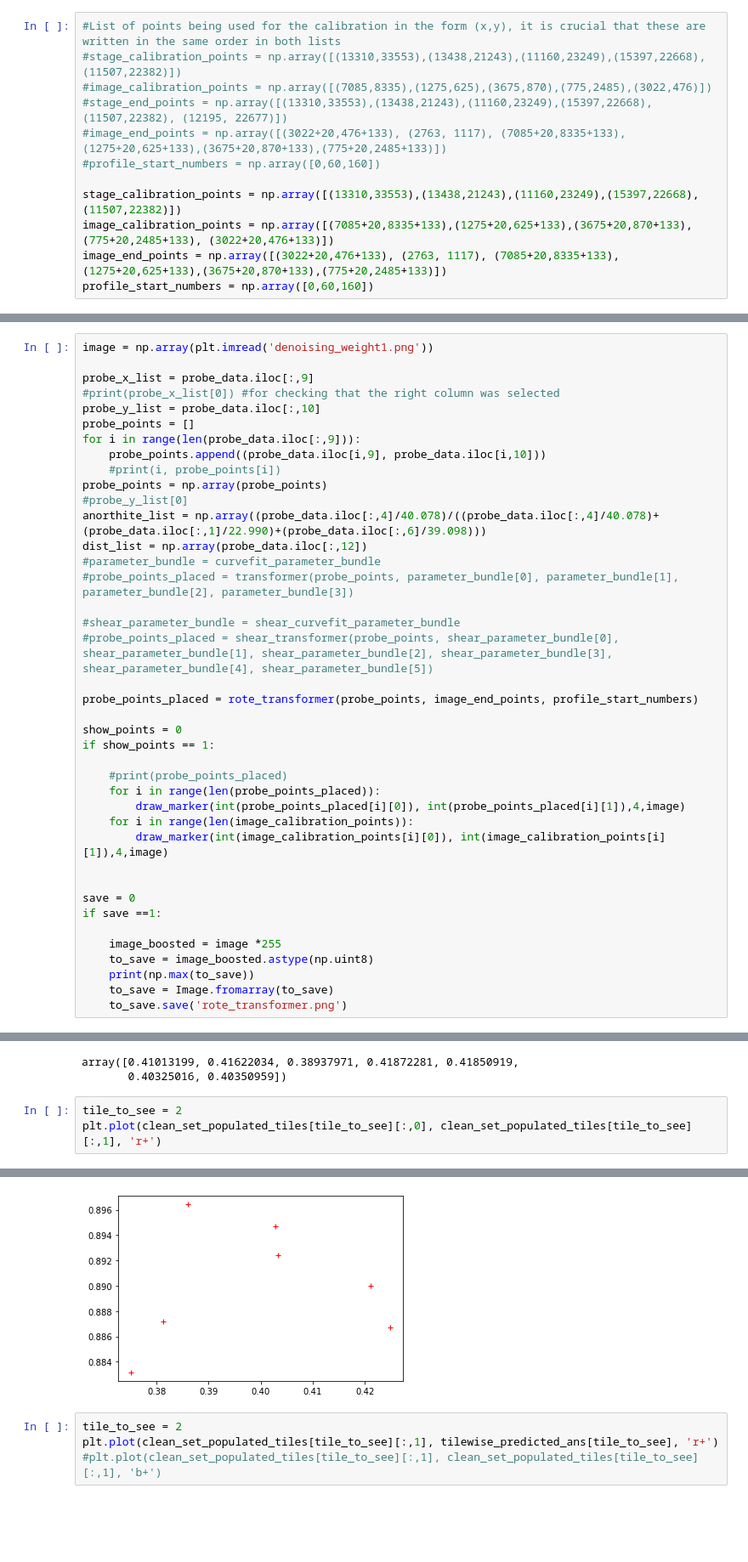
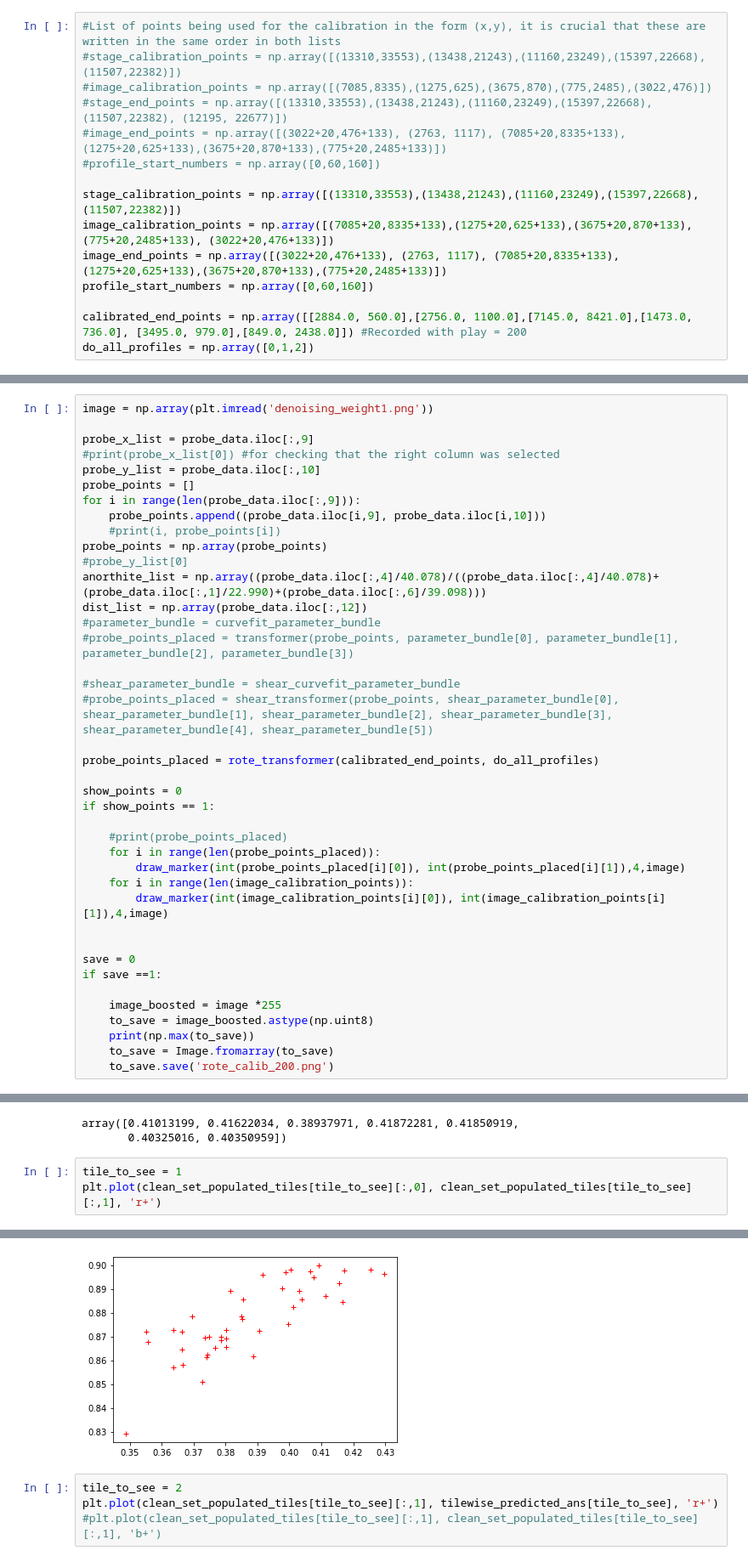
Before and after one commit to IExistSometimes/TIFF-An-y, a Jupyter notebook: Mapper.ipynb, the cells around one changed output, grey strips where cells are left out. Shown at 85% size. Drawn from its saved outputs; the diff is of its cells as text; blank space fills up the shorter version.

Commit message:
Rote correlation calibration implemented
Added a calibrator for the rote transformer which fits according to Pearson coefficient of the BSE and An content

```diff
--- a/Mapper.ipynb
+++ b/Mapper.ipynb
@@ -105,3 +105,6 @@ stage_calibration_points = np.array([(13310,33553),(13438,21243),(11160,23249),(
 image_calibration_points = np.array([(7085+20,8335+133),(1275+20,625+133),(3675+20,870+133),(775+20,2485+133), (3022+20,476+133)])
 image_end_points = np.array([(3022+20,476+133), (2763, 1117), (7085+20,8335+133),(1275+20,625+133),(3675+20,870+133),(775+20,2485+133)])
 profile_start_numbers = np.array([0,60,160])
+
+calibrated_end_points = np.array([[2884.0, 560.0],[2756.0, 1100.0],[7145.0, 8421.0],[1473.0, 736.0], [3495.0, 979.0],[849.0, 2438.0]]) #Recorded with play = 200
+do_all_profiles = np.array([0,1,2])
@@ -156,7 +173,7 @@ dist_list = np.array(probe_data.iloc[:,12])
 #shear_parameter_bundle = shear_curvefit_parameter_bundle
 #probe_points_placed = shear_transformer(probe_points, shear_parameter_bundle[0], shear_parameter_bundle[1], shear_parameter_bundle[2], shear_parameter_bundle[3], shear_parameter_bundle[4], shear_parameter_bundle[5])
 
-probe_points_placed = rote_transformer(probe_points, image_end_points, profile_start_numbers)
+probe_points_placed = rote_transformer(calibrated_end_points, do_all_profiles)
 
 show_points = 0
 if show_points == 1:
@@ -175,4 +192,4 @@ if save ==1:
     to_save = image_boosted.astype(np.uint8)
     print(np.max(to_save))
     to_save = Image.fromarray(to_save)
-    to_save.save('rote_transformer.png')
+    to_save.save('rote_calib_200.png')
@@ -500,11 +479,11 @@ clean_set_populated_tiles[tile_to_see][:,0]
 array([0.41013199, 0.41622034, 0.38937971, 0.41872281, 0.41850919,
        0.40325016, 0.40350959])
 # %%
-tile_to_see = 2
+tile_to_see = 1
 plt.plot(clean_set_populated_tiles[tile_to_see][:,0], clean_set_populated_tiles[tile_to_see][:,1], 'r+')
 # %% [output]
 [<matplotlib.lines.Line2D at 0x...>]
-[figure, old version]
+[figure, new version]
 # %%
 tile_to_see = 2
 plt.plot(clean_set_populated_tiles[tile_to_see][:,1], tilewise_predicted_ans[tile_to_see], 'r+')
```
Also changed, not shown: parts of 37 cells of this notebook, 1 other file.
